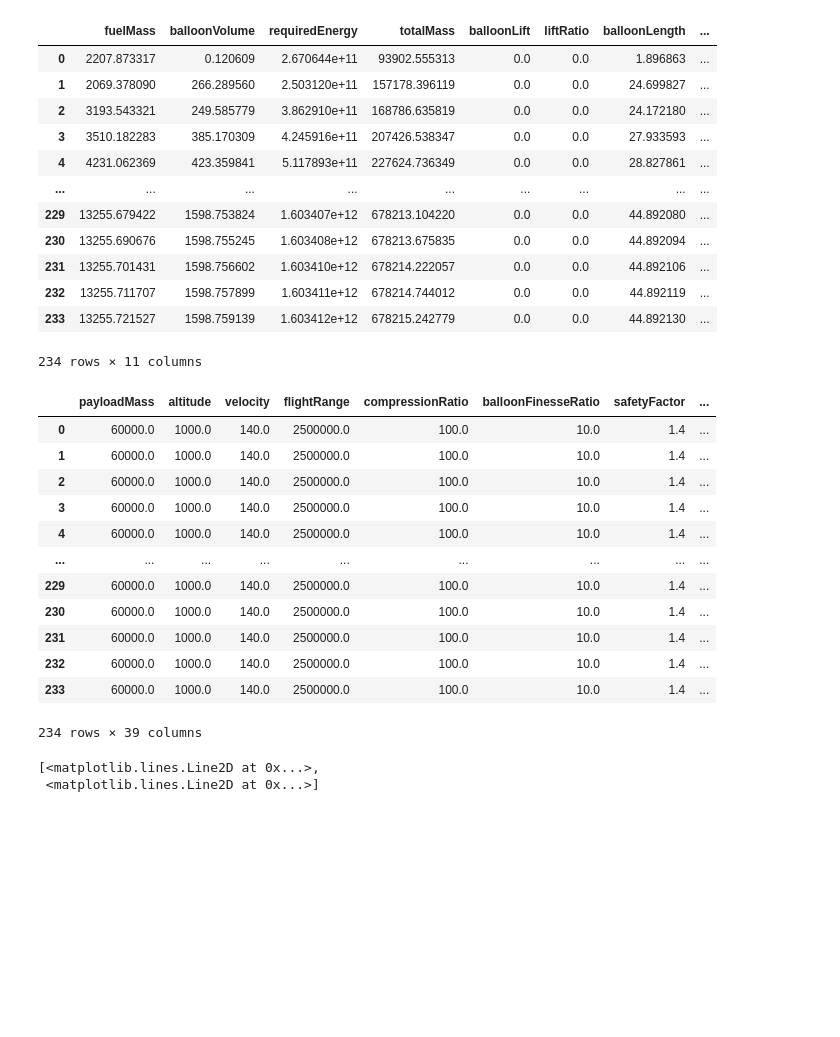
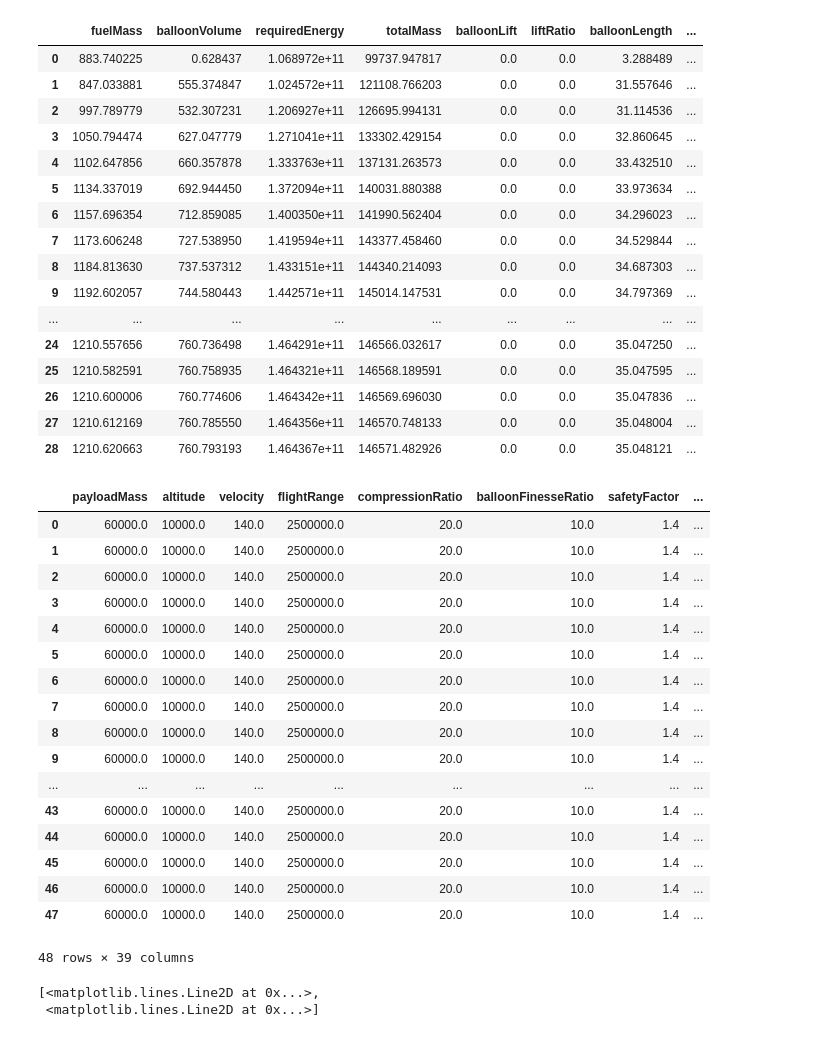
Before and after one commit to sashalikesplanes/AircraftPrelimenaryDesignTool, a Jupyter notebook: DataExploration.ipynb, the cells around one changed output. Drawn from its saved outputs; the diff is of its cells as text; code cells hidden in the pictures; blank space fills up the shorter version.

```diff
--- a/DataExploration.ipynb
+++ b/DataExploration.ipynb
@@ -13,21 +46,29 @@ params, df = conceptualDesign(parameters, material_data, iters)
 # %%
+parameters = openData("design1")
+material_data: dict = load_materials()
+iters = 1000
+params, df = conceptualDesign(parameters, material_data, iters)
 df["liftRatio"] = df["balloonLift"] / (df["totalMass"] * 9.81)
 df["balloonLength"] = df["balloonVolume"] / df["balloonArea"]
-df[["fuelMass", "balloonVolume", "requiredEnergy", "totalMass", "balloonLift", "liftRatio", "balloonLength", "balloonArea", "wingArea", "fuselageStructuralMass", "totalDrag"]]
+df[["fuelMass", "balloonVolume", "requiredEnergy", "totalMass", "balloonLift", "liftRatio", "balloonLength", "balloonArea", "wingArea", "fuselageStructuralMass", "totalDrag", "balloonStructuralMass"]]
 # %% [output]
 |  | fuelMass | balloonVolume | requiredEnergy | totalMass | balloonLift | liftRatio | balloonLength | ... |
-| 0 | 2207.873317 | 0.120609 | 2.670644e+11 | 93902.555313 | 0.0 | 0.0 | 1.896863 | ... |
-| 1 | 2069.378090 | 266.289560 | 2.503120e+11 | 157178.396119 | 0.0 | 0.0 | 24.699827 | ... |
-| 2 | 3193.543321 | 249.585779 | 3.862910e+11 | 168786.635819 | 0.0 | 0.0 | 24.172180 | ... |
-| 3 | 3510.182283 | 385.170309 | 4.245916e+11 | 207426.538347 | 0.0 | 0.0 | 27.933593 | ... |
-| 4 | 4231.062369 | 423.359841 | 5.117893e+11 | 227624.736349 | 0.0 | 0.0 | 28.827861 | ... |
+| 0 | 883.740225 | 0.628437 | 1.068972e+11 | 99737.947817 | 0.0 | 0.0 | 3.288489 | ... |
+| 1 | 847.033881 | 555.374847 | 1.024572e+11 | 121108.766203 | 0.0 | 0.0 | 31.557646 | ... |
+| 2 | 997.789779 | 532.307231 | 1.206927e+11 | 126695.994131 | 0.0 | 0.0 | 31.114536 | ... |
+| 3 | 1050.794474 | 627.047779 | 1.271041e+11 | 133302.429154 | 0.0 | 0.0 | 32.860645 | ... |
+| 4 | 1102.647856 | 660.357878 | 1.333763e+11 | 137131.263573 | 0.0 | 0.0 | 33.432510 | ... |
+| 5 | 1134.337019 | 692.944450 | 1.372094e+11 | 140031.880388 | 0.0 | 0.0 | 33.973634 | ... |
+| 6 | 1157.696354 | 712.859085 | 1.400350e+11 | 141990.562404 | 0.0 | 0.0 | 34.296023 | ... |
+| 7 | 1173.606248 | 727.538950 | 1.419594e+11 | 143377.458460 | 0.0 | 0.0 | 34.529844 | ... |
+| 8 | 1184.813630 | 737.537312 | 1.433151e+11 | 144340.214093 | 0.0 | 0.0 | 34.687303 | ... |
+| 9 | 1192.602057 | 744.580443 | 1.442571e+11 | 145014.147531 | 0.0 | 0.0 | 34.797369 | ... |
 | ... | ... | ... | ... | ... | ... | ... | ... | ... |
-| 229 | 13255.679422 | 1598.753824 | 1.603407e+12 | 678213.104220 | 0.0 | 0.0 | 44.892080 | ... |
-| 230 | 13255.690676 | 1598.755245 | 1.603408e+12 | 678213.675835 | 0.0 | 0.0 | 44.892094 | ... |
-| 231 | 13255.701431 | 1598.756602 | 1.603410e+12 | 678214.222057 | 0.0 | 0.0 | 44.892106 | ... |
-| 232 | 13255.711707 | 1598.757899 | 1.603411e+12 | 678214.744012 | 0.0 | 0.0 | 44.892119 | ... |
-| 233 | 13255.721527 | 1598.759139 | 1.603412e+12 | 678215.242779 | 0.0 | 0.0 | 44.892130 | ... |
+| 24 | 1210.557656 | 760.736498 | 1.464291e+11 | 146566.032617 | 0.0 | 0.0 | 35.047250 | ... |
+| 25 | 1210.582591 | 760.758935 | 1.464321e+11 | 146568.189591 | 0.0 | 0.0 | 35.047595 | ... |
+| 26 | 1210.600006 | 760.774606 | 1.464342e+11 | 146569.696030 | 0.0 | 0.0 | 35.047836 | ... |
+| 27 | 1210.612169 | 760.785550 | 1.464356e+11 | 146570.748133 | 0.0 | 0.0 | 35.048004 | ... |
+| 28 | 1210.620663 | 760.793193 | 1.464367e+11 | 146571.482926 | 0.0 | 0.0 | 35.048121 | ... |
-234 rows × 11 columns
 # %%
 df[['payloadMass', 'altitude', 'velocity', 'flightRange',
        'compressionRatio', 'balloonFinesseRatio',
@@ -42,18 +83,23 @@ df[['payloadMass', 'altitude', 'velocity', 'flightRange',
        'wingC_L_design', 'fuselageArea', 'wingArea','requiredEnergy', 'totalDrag', 'balloonVolume']]
 # %% [output]
 |  | payloadMass | altitude | velocity | flightRange | compressionRatio | balloonFinesseRatio | safetyFactor | ... |
-| 0 | 60000.0 | 1000.0 | 140.0 | 2500000.0 | 100.0 | 10.0 | 1.4 | ... |
-| 1 | 60000.0 | 1000.0 | 140.0 | 2500000.0 | 100.0 | 10.0 | 1.4 | ... |
-| 2 | 60000.0 | 1000.0 | 140.0 | 2500000.0 | 100.0 | 10.0 | 1.4 | ... |
-| 3 | 60000.0 | 1000.0 | 140.0 | 2500000.0 | 100.0 | 10.0 | 1.4 | ... |
-| 4 | 60000.0 | 1000.0 | 140.0 | 2500000.0 | 100.0 | 10.0 | 1.4 | ... |
+| 0 | 60000.0 | 10000.0 | 140.0 | 2500000.0 | 20.0 | 10.0 | 1.4 | ... |
+| 1 | 60000.0 | 10000.0 | 140.0 | 2500000.0 | 20.0 | 10.0 | 1.4 | ... |
+| 2 | 60000.0 | 10000.0 | 140.0 | 2500000.0 | 20.0 | 10.0 | 1.4 | ... |
+| 3 | 60000.0 | 10000.0 | 140.0 | 2500000.0 | 20.0 | 10.0 | 1.4 | ... |
+| 4 | 60000.0 | 10000.0 | 140.0 | 2500000.0 | 20.0 | 10.0 | 1.4 | ... |
+| 5 | 60000.0 | 10000.0 | 140.0 | 2500000.0 | 20.0 | 10.0 | 1.4 | ... |
+| 6 | 60000.0 | 10000.0 | 140.0 | 2500000.0 | 20.0 | 10.0 | 1.4 | ... |
+| 7 | 60000.0 | 10000.0 | 140.0 | 2500000.0 | 20.0 | 10.0 | 1.4 | ... |
+| 8 | 60000.0 | 10000.0 | 140.0 | 2500000.0 | 20.0 | 10.0 | 1.4 | ... |
+| 9 | 60000.0 | 10000.0 | 140.0 | 2500000.0 | 20.0 | 10.0 | 1.4 | ... |
 | ... | ... | ... | ... | ... | ... | ... | ... | ... |
-| 229 | 60000.0 | 1000.0 | 140.0 | 2500000.0 | 100.0 | 10.0 | 1.4 | ... |
-| 230 | 60000.0 | 1000.0 | 140.0 | 2500000.0 | 100.0 | 10.0 | 1.4 | ... |
-| 231 | 60000.0 | 1000.0 | 140.0 | 2500000.0 | 100.0 | 10.0 | 1.4 | ... |
-| 232 | 60000.0 | 1000.0 | 140.0 | 2500000.0 | 100.0 | 10.0 | 1.4 | ... |
-| 233 | 60000.0 | 1000.0 | 140.0 | 2500000.0 | 100.0 | 10.0 | 1.4 | ... |
+| 43 | 60000.0 | 10000.0 | 140.0 | 2500000.0 | 20.0 | 10.0 | 1.4 | ... |
+| 44 | 60000.0 | 10000.0 | 140.0 | 2500000.0 | 20.0 | 10.0 | 1.4 | ... |
+| 45 | 60000.0 | 10000.0 | 140.0 | 2500000.0 | 20.0 | 10.0 | 1.4 | ... |
+| 46 | 60000.0 | 10000.0 | 140.0 | 2500000.0 | 20.0 | 10.0 | 1.4 | ... |
+| 47 | 60000.0 | 10000.0 | 140.0 | 2500000.0 | 20.0 | 10.0 | 1.4 | ... |
-234 rows × 39 columns
+48 rows × 39 columns
 # %%
 plt.plot(df.index, df.totalMass, df.fuelMass)
 # %% [output]
```
Also changed, not shown: parts of 3 cells of this notebook, 1 other file.
